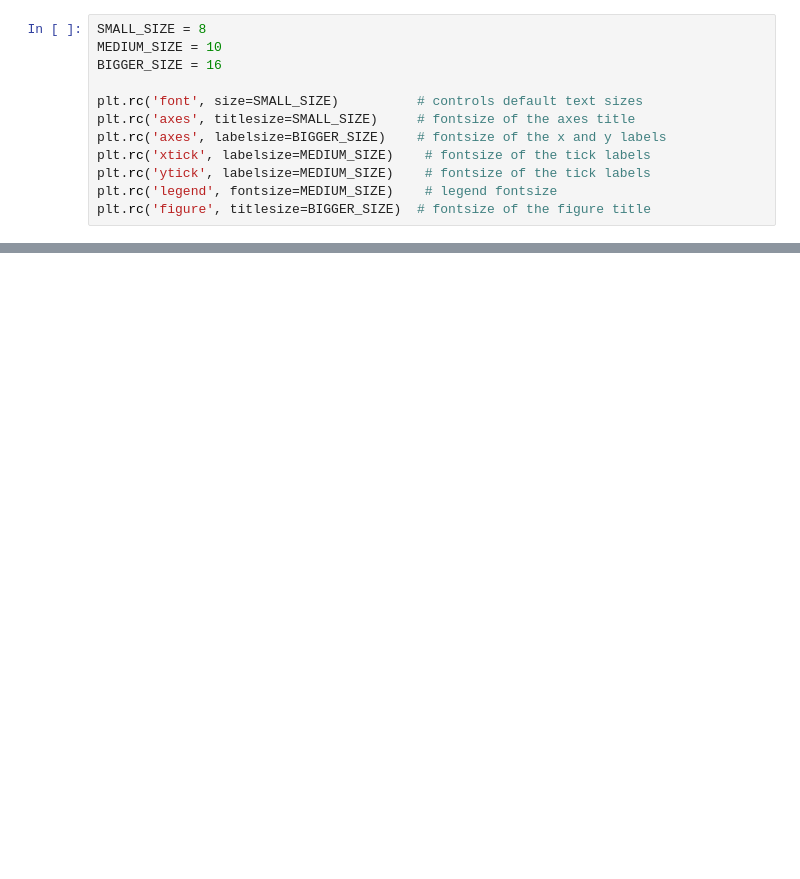
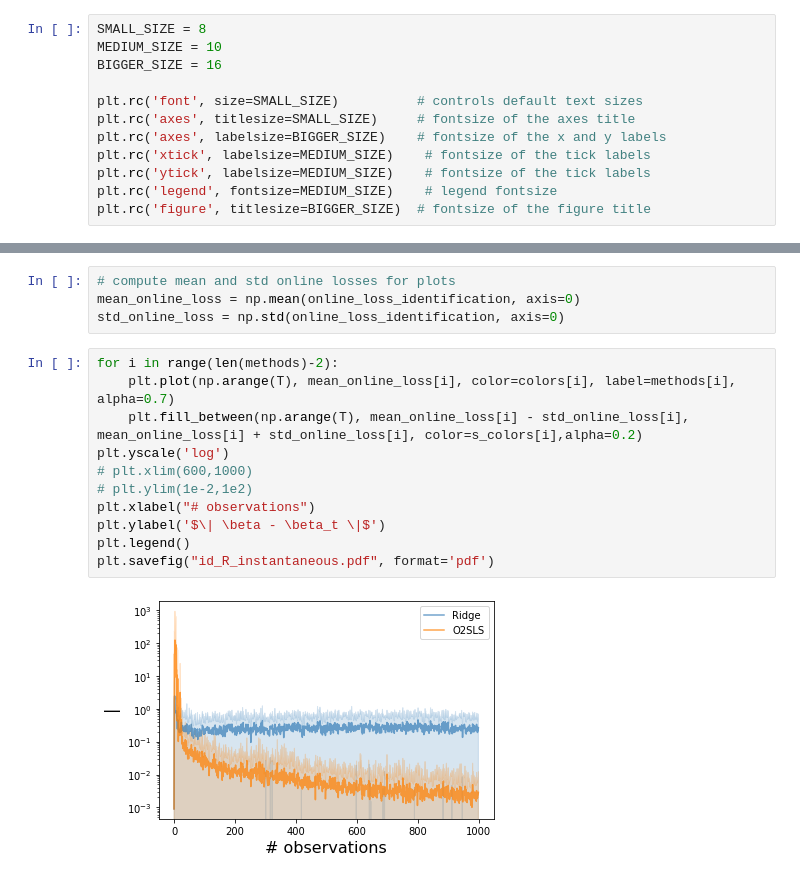
Before and after one commit to riccardodv/O2SLS-and-OFUL-IV, a Jupyter notebook: 2SLSOnlineRegression.ipynb, the cells around one changed output, grey strips where cells are left out. Cells and saved outputs as stored; diff of their text form; blank space fills up the shorter version.

```diff
--- a/2SLSOnlineRegression.ipynb
+++ b/2SLSOnlineRegression.ipynb
@@ -314,0 +270,17 @@ plt.savefig("R_cumulative.pdf", format='pdf')
+# %%
+# compute mean and std online losses for plots
+mean_online_loss = np.mean(online_loss_identification, axis=0)
+std_online_loss = np.std(online_loss_identification, axis=0)
+# %%
+for i in range(len(methods)-2):
+    plt.plot(np.arange(T), mean_online_loss[i], color=colors[i], label=methods[i], alpha=0.7)
+    plt.fill_between(np.arange(T), mean_online_loss[i] - std_online_loss[i], mean_online_loss[i] + std_online_loss[i], color=s_colors[i],alpha=0.2)
+plt.yscale('log')
+# plt.xlim(600,1000)
+# plt.ylim(1e-2,1e2)
+plt.xlabel("# observations")
+plt.ylabel('$\| \beta - \beta_t \|$')
+plt.legend()
+plt.savefig("id_R_instantaneous.pdf", format='pdf')
+# %% [output]
+[figure, added]
```
Also changed, not shown: parts of 20 cells of this notebook.
